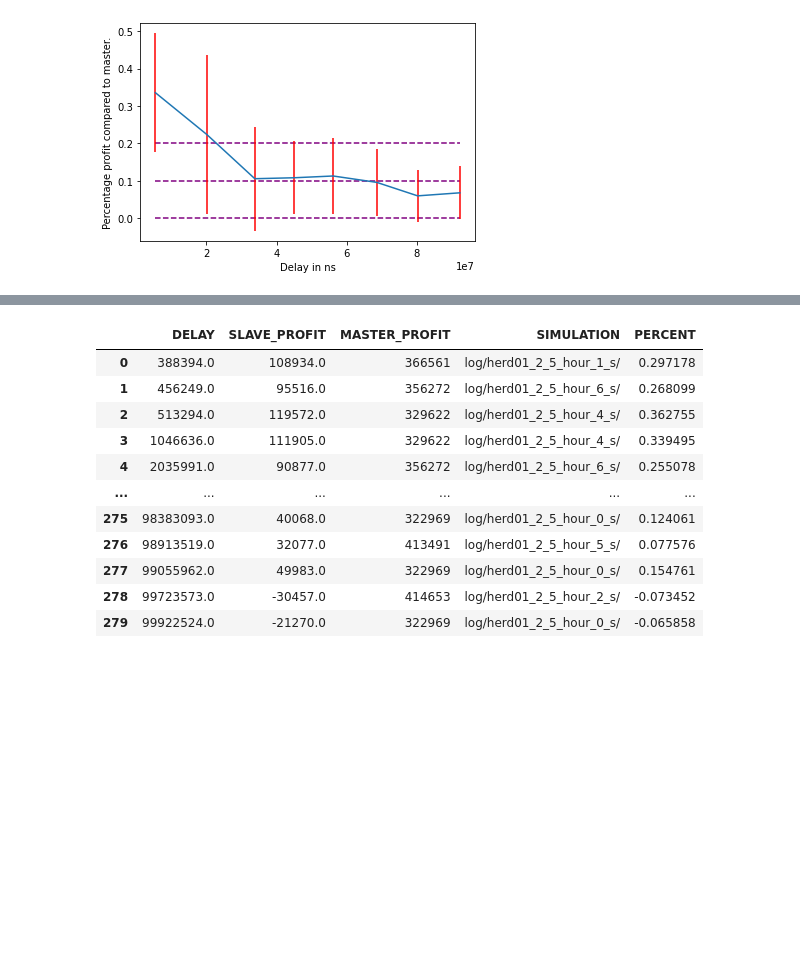
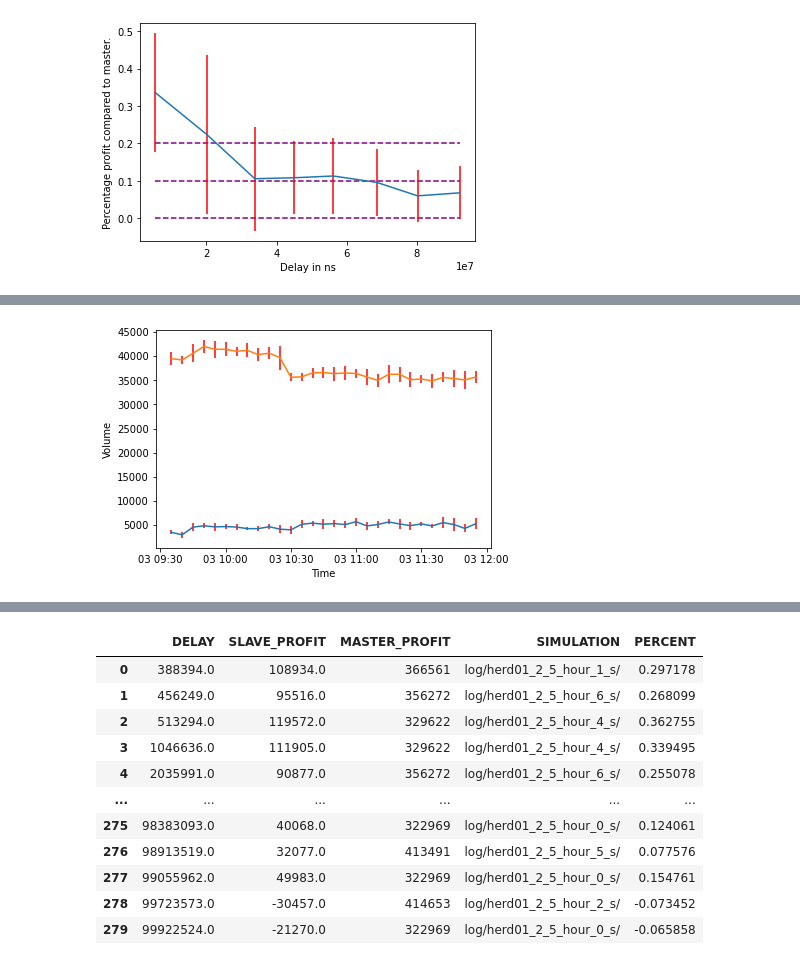
Before and after one commit to hogier/abides, a Jupyter notebook: explore.ipynb, the cells around one changed output, grey strips where cells are left out. Saved outputs shown, nothing was run; the diff lists cells and outputs as text; code cells hidden in the pictures; blank space fills up the shorter version.

Commit message:
updates to the notebook and herd01

```diff
--- a/explore.ipynb
+++ b/explore.ipynb
@@ -76,7 +100,7 @@ def get_delays_and_profits(paths):
 PATHS = ["log/herd01_2_5_hour_0/", "log/herd01_2_5_hour_1/", "log/herd01_2_5_hour_2/", "log/herd01_2_5_hour_3/",
          "log/herd01_2_5_hour_4/", "log/herd01_2_5_hour_5/"]
 
-df = get_delays_and_profits(PATHS)
+df, slave_ids = get_delays_and_profits(PATHS)
 df
 # %% [output]
 |  | DELAY | SLAVE_PROFIT | MASTER_PROFIT | SIMULATION | PERCENT |
@@ -160,0 +144,8 @@ Constructing orderbook...
+# %%
+t = get_herd_impact(PATHS, slave_ids)
+# %%
+t['PERCENT'] = t.slave_vol/t.tot_vol*100
+# %%
+#t.reset_index(inplace=True)
+temp = t.sort_values(by='EventTime').groupby('EventTime').agg(['mean', 'std']).reset_index()
+temp
@@ -160,0 +171,8 @@ Constructing orderbook...
+# %%
+plt.xlabel('Time')
+plt.ylabel('Volume')
+plt.errorbar(temp[1:].EventTime, temp[1:].slave_vol['mean'], yerr=temp[1:].slave_vol['std'], ecolor='red')
+plt.errorbar(temp[1:].EventTime, temp[1:].tot_vol['mean'], yerr=temp[1:].tot_vol['std'], ecolor='red')
+plt.show()
+# %% [output]
+[figure, added]
```
Also changed, not shown: parts of 22 cells of this notebook, 2 other files.
